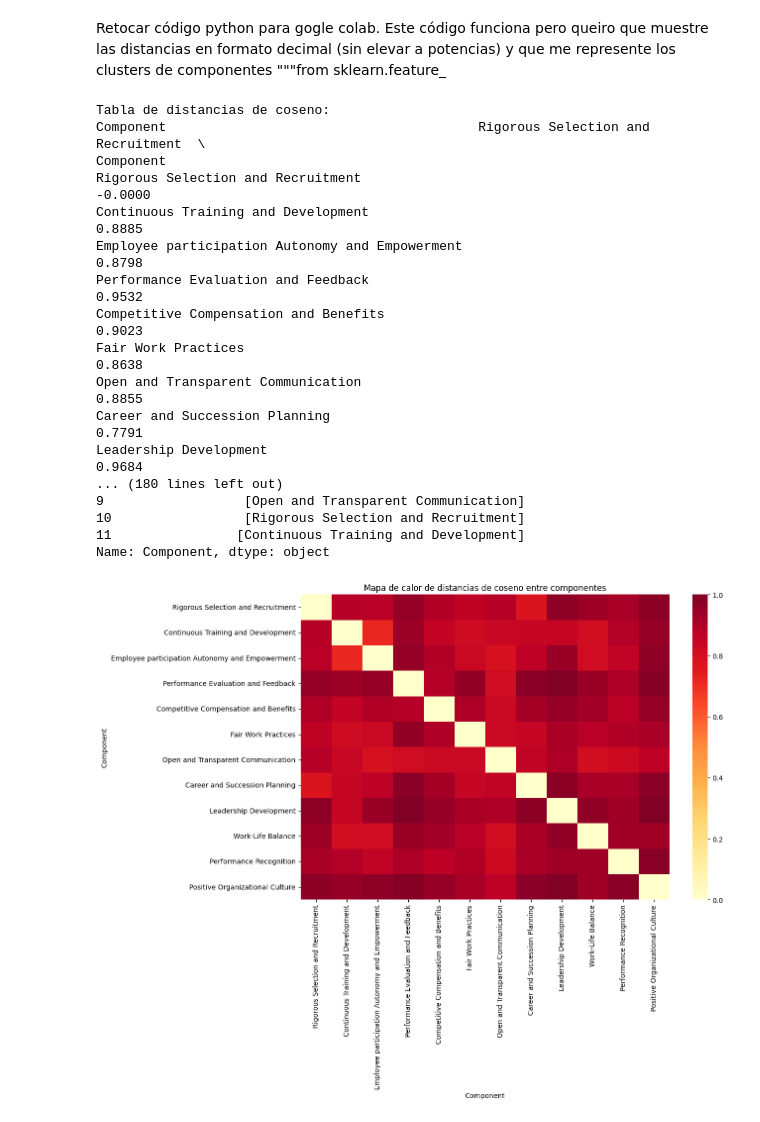
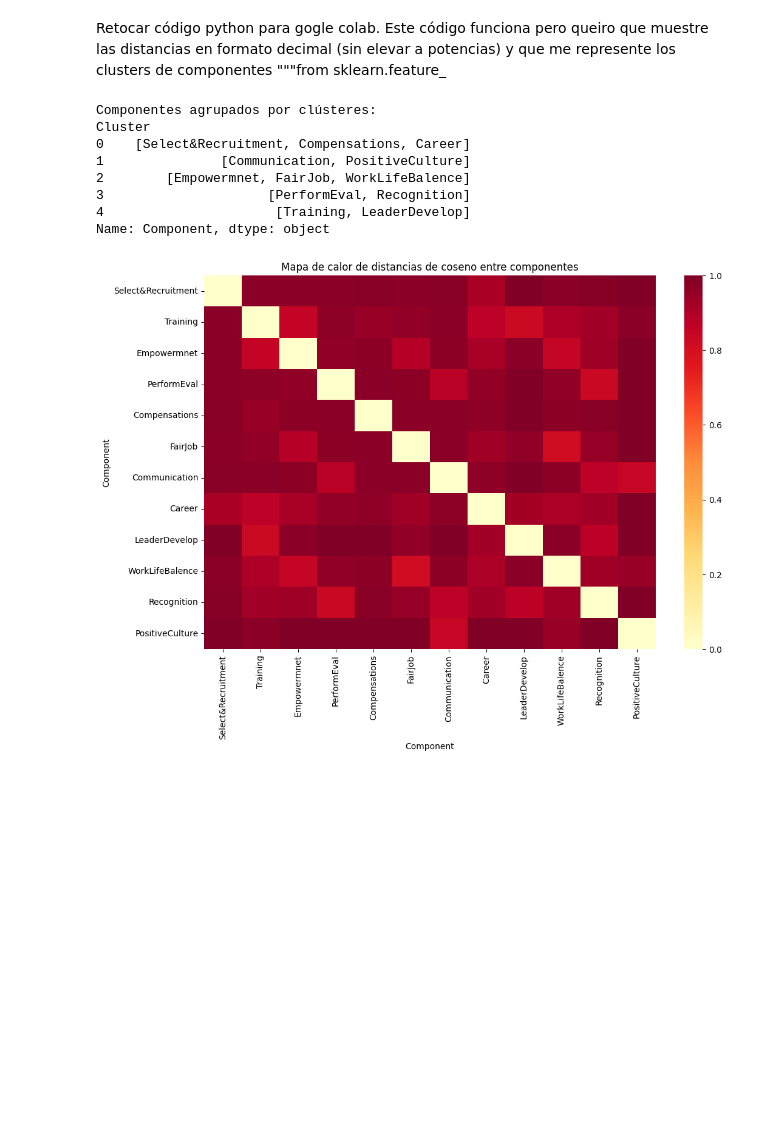
Before and after one commit to jamg-upv/LLMforSLRscreening, a Jupyter notebook: Reto21d_ago24_LLMhiwp.ipynb, the cells around one changed output. Cells and saved outputs as stored; diff of their text form; code cells hidden in the pictures; blank space fills up the shorter version.

```diff
--- a/Reto21d_ago24_LLMhiwp.ipynb
+++ b/Reto21d_ago24_LLMhiwp.ipynb
@@ -5,14 +5,46 @@
 # %%
-# pip install transformers
+# # Instalar las dependencias necesarias
+# !pip install transformers
+# !pip install sentence-transformers
+# !pip install scikit-learn
+import pkg_resources
+import subprocess
+
+required_packages = [
+    'transformers',
+    'torch',
+    'pandas',
+    'numpy',
+    'scikit-learn'
+]
+
+installed_packages = {pkg.key for pkg in pkg_resources.working_set}
+
+for package in required_packages:
+    if package in installed_packages:
+        print(f"{package} ya está instalado.")
+    else:
+        print(f"{package} no está instalado. Instalando...")
+        subprocess.check_call(["pip", "install", package])
+        print(f"{package} ha sido instalado.")
+
+print("\nTodas las bibliotecas necesarias están ahora instaladas.")
 
 from transformers import AutoTokenizer, AutoModel
 import torch
+import pandas as pd
 import numpy as np
 from sklearn.metrics.pairwise import cosine_similarity
-import pandas as pd
 
-# Leer el archivo CSV
-hiwp_data = pd.read_csv("hiwp_components.csv")
+# Leer el archivo CSV (es un CSV de Open Office si lo genero con MSexcel no se mapea bien sin dar atributos adicionales)
+hiwp_data = pd.read_csv("hiwp_componentsv2.csv")
+
+# Seleccionar las filas de la 1 a la 12 (índices 0 a 11) que tienen las definiciones de componentes de HIWP. Comentar si quiero trabajar con filas adicionales
+# limito explicitamente a las dos primeras columnas que son los datos con los que quiero trabajar (la tercera tiene comentarios de clasificacion de las filas articulos)
+hiwp_data = hiwp_data.iloc[0:12, 0:2]
+
+# Mostrar el DataFrame resultante
+print(hiwp_data)
 
 # Cargar el modelo y el tokenizador
 tokenizer = AutoTokenizer.from_pretrained("bert-base-uncased")
@@ -197,8 +302,6 @@ from sentence_transformers import SentenceTransformer
 from umap import UMAP
 
 
-# Leer el archivo CSV
-hiwp_data = pd.read_csv("hiwp_components.csv")
 
 # Cargar el modelo pre-entrenado de BERT
 model = SentenceTransformer('distilbert-base-nli-mean-tokens')
@@ -353,7 +439,7 @@ print("Tabla de distancias de coseno:")
 print(distance_df.round(4))  # Redondear a 4 decimales para mejor visualización
 
 # Agrupar los componentes por proximidad de embeddings
-clustering = AgglomerativeClustering(n_clusters=None, distance_threshold=0.5).fit(tfidf_matrix.toarray())
+clustering = AgglomerativeClustering(n_clusters=5, distance_threshold=None).fit(tfidf_matrix.toarray())
 cluster_labels = clustering.labels_
 
 # Crear un DataFrame con los componentes y sus clústeres
@@ -365,47 +451,38 @@ print("\nComponentes agrupados por clústeres:")
 print(component_clusters.groupby("Cluster")["Component"].apply(list))
 
 # Visualizar los clusters
 plt.figure(figsize=(12, 8))
 sns.heatmap(distance_df, cmap='YlOrRd')
 plt.title('Mapa de calor de distancias de coseno entre componentes')
 plt.show()
 
 # Visualizar los clusters en un gráfico de dispersión 2D
 from sklearn.manifold import MDS
 
 # Reducir la dimensionalidad a 2D
 mds = MDS(n_components=2, dissimilarity='precomputed', random_state=42)
 pos = mds.fit_transform(cosine_distances)
 
 # Crear un gráfico de dispersión
 plt.figure(figsize=(10, 8))
 scatter = plt.scatter(pos[:, 0], pos[:, 1], c=cluster_labels, cmap='viridis')
 plt.colorbar(scatter)
 
 # Añadir etiquetas para cada punto
 for i, txt in enumerate(hiwp_data["Component"]):
     plt.annotate(txt, (pos[i, 0], pos[i, 1]), xytext=(5, 2), textcoords='offset points', fontsize=8)
 
 plt.title('Clusters de componentes')
 plt.xlabel('Dimensión 1')
 plt.ylabel('Dimensión 2')
 plt.show()
 # %% [output]
-Tabla de distancias de coseno:
-Component                                        Rigorous Selection and Recruitment  \
-Component
-Rigorous Selection and Recruitment                                          -0.0000
-Continuous Training and Development                                          0.8885
-Employee participation Autonomy and Empowerment                              0.8798
-Performance Evaluation and Feedback                                          0.9532
-Competitive Compensation and Benefits                                        0.9023
-Fair Work Practices                                                          0.8638
-Open and Transparent Communication                                           0.8855
-Career and Succession Planning                                               0.7791
-Leadership Development                                                       0.9684
-... (180 lines left out)
-9                  [Open and Transparent Communication]
-10                 [Rigorous Selection and Recruitment]
-11                [Continuous Training and Development]
+Componentes agrupados por clústeres:
+Cluster
+0    [Select&Recruitment, Compensations, Career]
+1               [Communication, PositiveCulture]
+2        [Empowermnet, FairJob, WorkLifeBalence]
+3                     [PerformEval, Recognition]
+4                      [Training, LeaderDevelop]
 Name: Component, dtype: object
-[figure, old version]
+[figure, new version]
```
Also changed, not shown: parts of 8 cells of this notebook.
